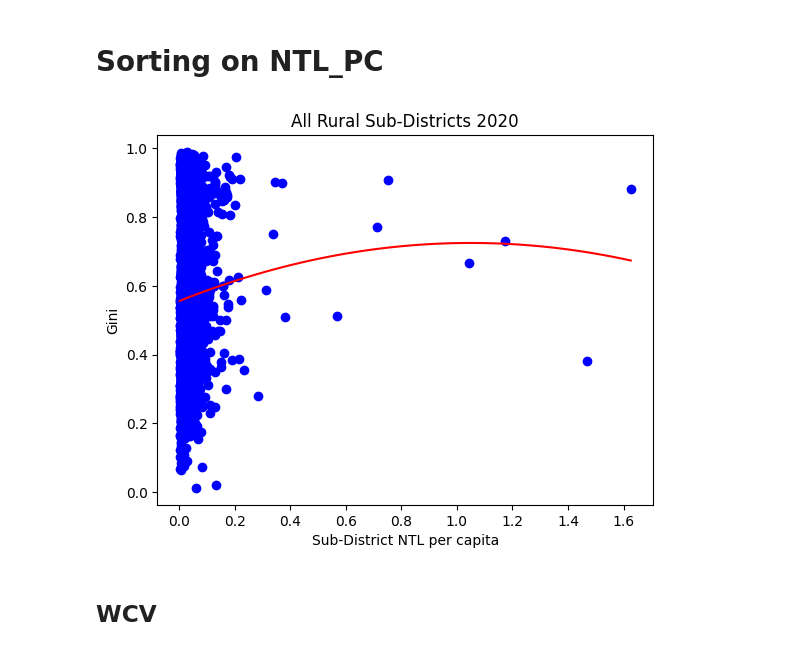
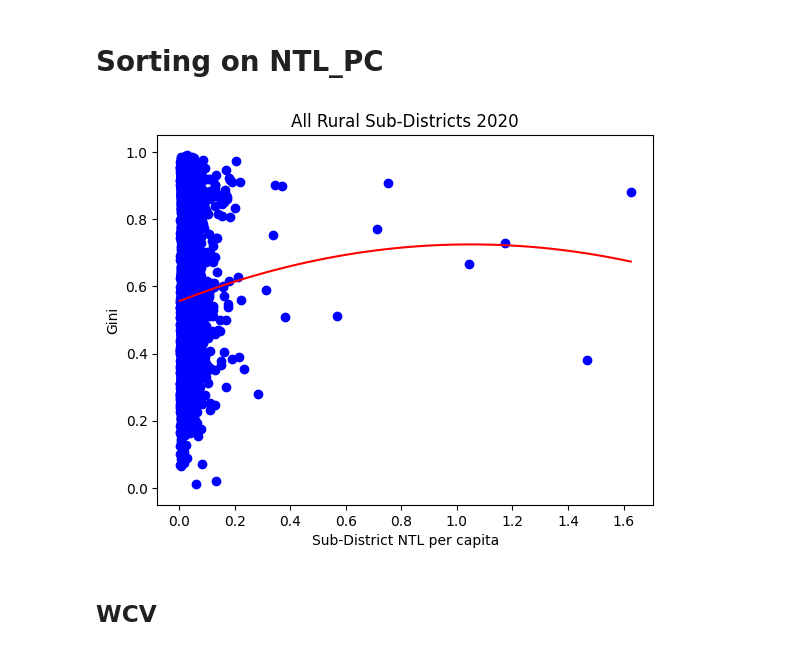
Before and after one commit to SaiSiddhardhaKalla/Master_Thesis, a Jupyter notebook: 09_Panel_Clean.ipynb, the cells around one changed output. Cells and saved outputs as stored; diff of their text form; code cells hidden in the pictures.

```diff
--- a/09_Panel_Clean.ipynb
+++ b/09_Panel_Clean.ipynb
@@ -119,13 +135,17 @@ mer_sub = meg.groupby(['State','District','District_code','Subdistrict']).agg({'
                                                                                'agro':'sum','med':'sum','edu':'sum','transportadmin':'sum',
                                                                                'availability_of_primary_school':'sum',
                                                                                'edu_other':'sum','med_other':'sum',
-                                                                               'road':'sum','SubDistrict Area':'mean'}).reset_index()
+                                                                               'road':'sum','SubDistrict Area':'mean',
+                                                                               'ntl_pc':'mean'
+                                                                               }).reset_index()
 mer_sub['avg_ntl'] = mer_sub['avg_ntl'].astype(float)
 mer_sub = mer_sub.rename(columns={'avg_ntl': 'subdist_ntl', 'total_population': 'subdist_population',
                                   'agro':'subdist_agro_sum','med':'subdist_med_sum','edu':'subdist_edu_sum',
                                   'transportadmin':'subdist_transportadmin_sum','SubDistrict Area':'area',
                                   'availability_of_primary_school':'subdist_ps_schools','med_other':'subdist_med_other',
-                                  'edu_other':'subdist_edu_other','road':'villages_road'})
+                                  'edu_other':'subdist_edu_other','road':'villages_road',
+                                  'ntl_pc':'ntl_pc_mean'
+                                  })
 mer_sub['subdist_ntl_pc'] = mer_sub['subdist_ntl']/mer_sub['subdist_population']
 mer_all_sub = pd.merge(meg, mer_sub, on=['Subdistrict','District','District_code','State'], how='outer')
 mer_all_sub['subdist_pop_share'] = mer_all_sub['total_population']/mer_all_sub['subdist_population']
@@ -191,12 +211,12 @@ def calculate_alesina(group):
 ale2 = sub_sorted.groupby(['State','District','District_code',
                           'Subdistrict',
                           'subdist_ntl','subdist_population',
-                          'subdist_ntl_pc']).apply(calculate_alesina).reset_index()
+                          'subdist_ntl_pc','ntl_pc_mean']).apply(calculate_alesina).reset_index()
 # Rename the columns for clarity
 ale2.columns = ['State','District','District_code',
                'Subdistrict',
                'subdist_ntl','subdist_population',
-               'subdist_ntl_pc',
+               'subdist_ntl_pc','ntl_pc_mean',
                'sum_y','numerator', 'num','alesina']
 
 # ale2['alesina'] = ale2['alesina'].abs()
@@ -205,29 +225,29 @@ ale2.columns = ['State','District','District_code',
 # %%
 ale = ale2.copy()
 ale = ale[ale['alesina'] > 0]
-# ale = ale[ale['subdist_ntl_pc'] <= 0.2]
+# ale = ale[ale['subdist_ntl_pc'] <= 1]
 
 # ale = ale[ale['num']>10]
 
 # Create a scatterplot
 plt.scatter(ale['subdist_ntl_pc'], ale['alesina'], label='Alesina Gini', color='blue', marker='o')
 # Add labels and title
 plt.xlabel("Sub-District NTL per capita")
 plt.ylabel("Gini")
 plt.title("All Rural Sub-Districts 2020")
 # Fit a polynomial best fit line (e.g., a quadratic curve)
 coefficients = np.polyfit(ale['subdist_ntl_pc'], ale['alesina'], 2)  # Adjust the degree as needed
 polynomial = np.poly1d(coefficients)
 x_range = np.linspace(min(ale['subdist_ntl_pc']), max(ale['subdist_ntl_pc']), 100)
 y_fit = polynomial(x_range)
 # Plot the polynomial best fit line
 plt.plot(x_range, y_fit, color='red')
-# plt.xlim(0,0.105)
-# plt.ylim(-0.05,1.05)
+# plt.xlim(-0.02,0.6)
+plt.ylim(-0.05,1.05)
 
 # Add a legend
 # plt.legend()
 # Display the plot
 plt.show()
 # %% [output]
-[figure, old version]
+[figure, new version]
```
Also changed, not shown: parts of 10 cells of this notebook, 2 other files.
